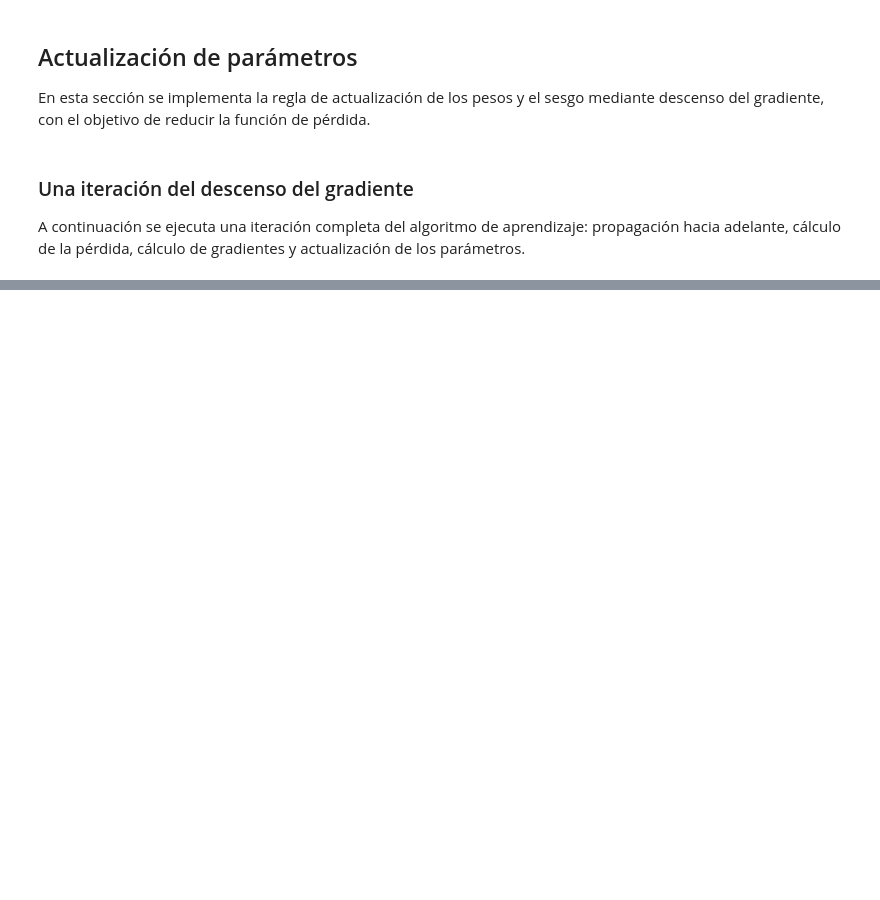
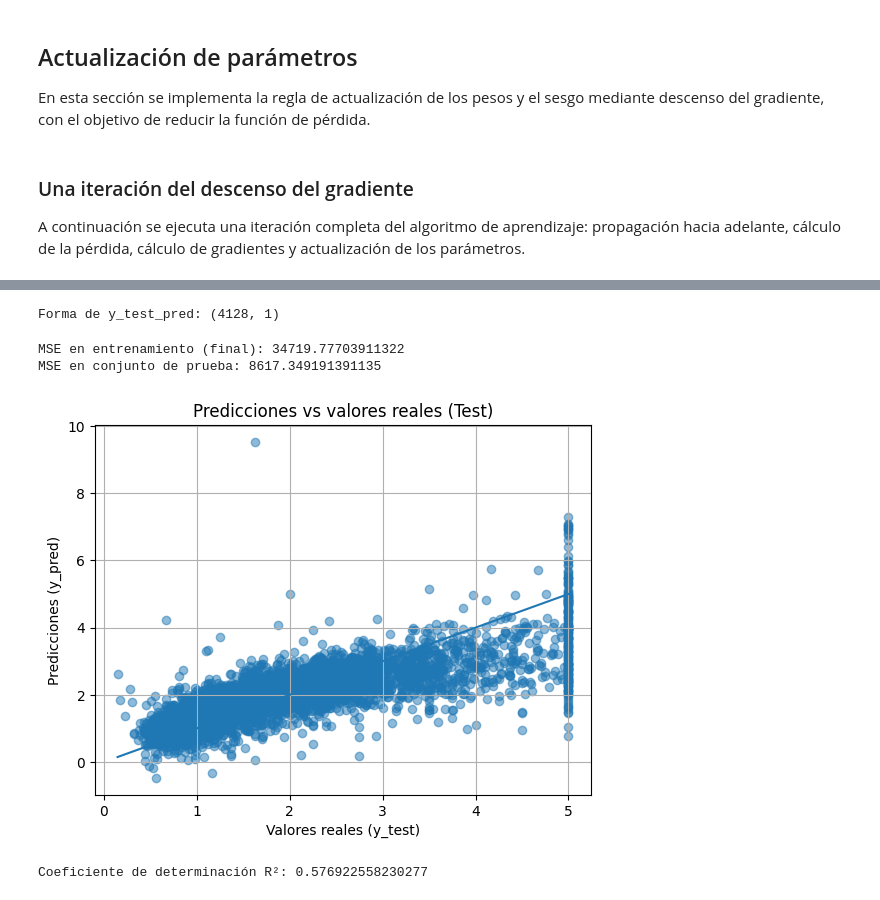
Before and after one commit to hcifuentes09/Examen-Pr-ctico-Redes-Neuronales, a Jupyter notebook: notebooks/exploration.ipynb, the cells around one changed output, grey strips where cells are left out. Saved outputs shown, nothing was run; the diff lists cells and outputs as text; code cells hidden in the pictures; blank space fills up the shorter version.

```diff
--- a/notebooks/exploration.ipynb
+++ b/notebooks/exploration.ipynb
@@ -245,0 +386,39 @@ Pérdida después: 90167.58732431363
+# %%
+# Predicciones sobre el conjunto de prueba
+y_test_pred = propagacion_adelante(X_test_scaled, w_trained, b_trained)
+
+print("Forma de y_test_pred:", y_test_pred.shape)
+# %% [output]
+Forma de y_test_pred: (4128, 1)
+# %%
+# Cálculo del MSE en test
+mse_test = calcular_perdida(y_test_pred, y_test)
+
+print("MSE en entrenamiento (final):", historial_trained[-1])
+print("MSE en conjunto de prueba:", mse_test)
+# %% [output]
+MSE en entrenamiento (final): 34719.77703911322
+MSE en conjunto de prueba: 8617.349191391135
+# %%
+import matplotlib.pyplot as plt
+
+plt.figure()
+plt.scatter(y_test, y_test_pred, alpha=0.5)
+plt.plot([y_test.min(), y_test.max()],
+         [y_test.min(), y_test.max()])
+plt.xlabel("Valores reales (y_test)")
+plt.ylabel("Predicciones (y_pred)")
+plt.title("Predicciones vs valores reales (Test)")
+plt.grid(True)
+plt.show()
+# %% [output]
+[figure, added]
+# %%
+# Cálculo del coeficiente R²
+SS_res = np.sum((y_test - y_test_pred.flatten())**2)
+SS_tot = np.sum((y_test - np.mean(y_test))**2)
+R2 = 1 - (SS_res / SS_tot)
+
+print("Coeficiente de determinación R²:", R2)
+# %% [output]
+Coeficiente de determinación R²: 0.576922558230277
```
Also changed, not shown: parts of 13 cells of this notebook, 5 other files.
